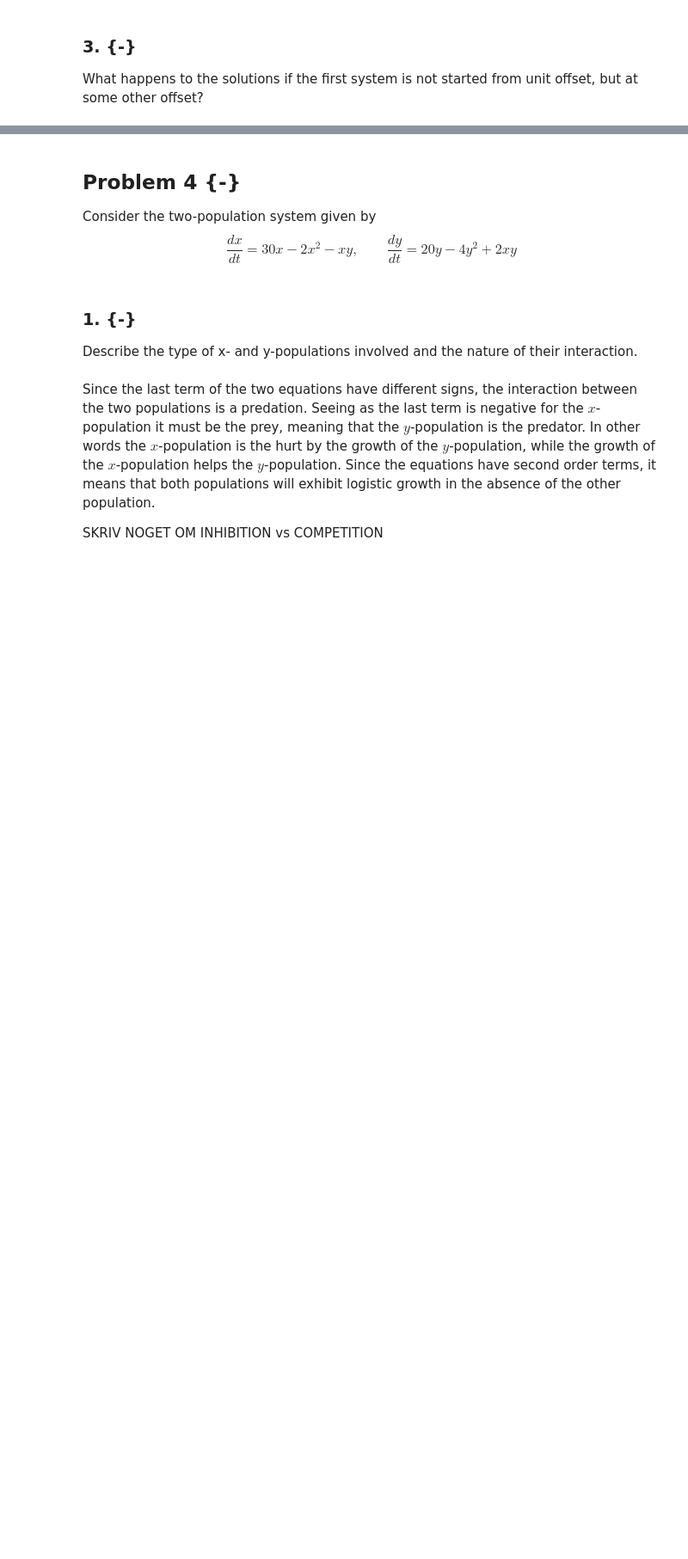
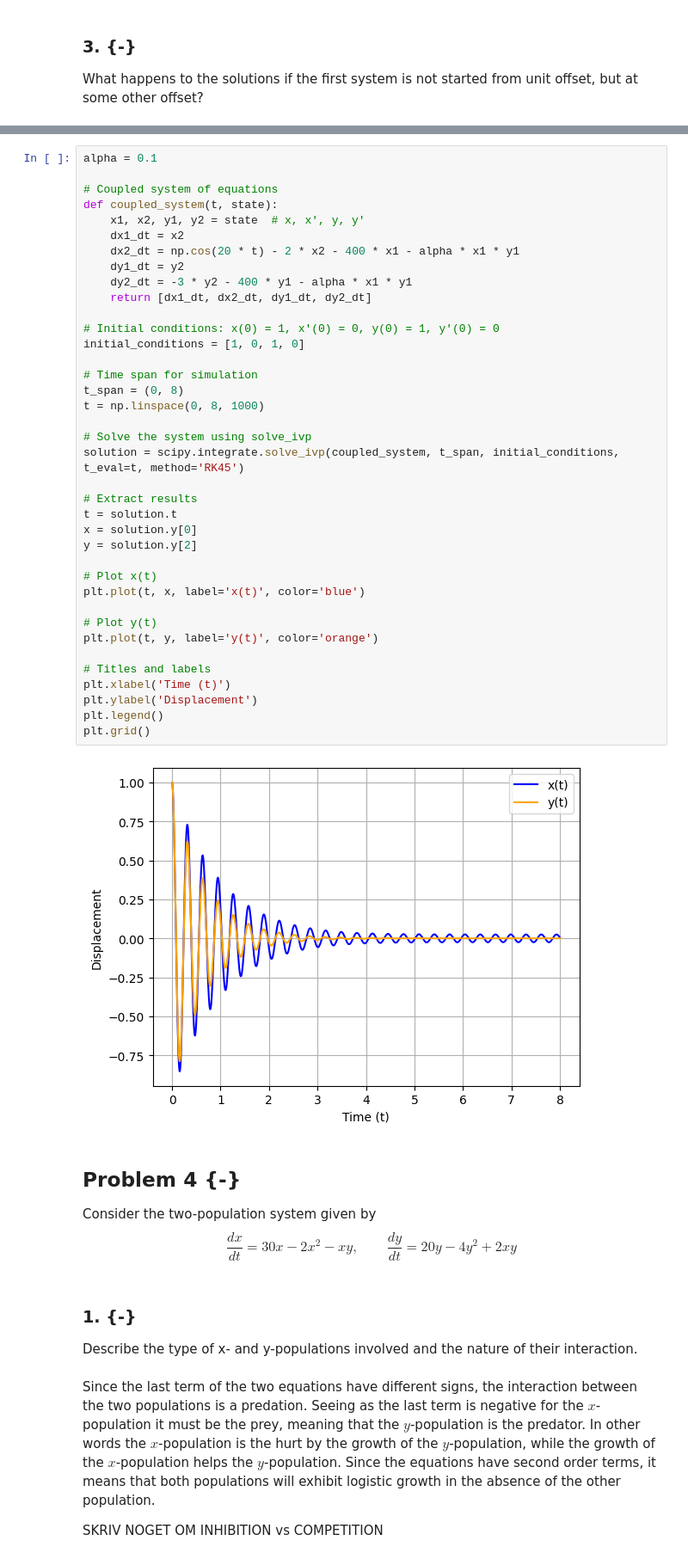
Before and after one commit to Khanrik/UniFolder, a Jupyter notebook: 3. Semester/Differentialligninger/Afleveringer/Aflevering 3/Assignment 3.ipynb, the cells around one changed output, grey strips where cells are left out. Shown: that part at 86% size. Saved outputs shown, nothing was run; the diff lists cells and outputs as text; blank space fills up the shorter version.

```diff
--- a/3. Semester/Differentialligninger/Afleveringer/Aflevering 3/Assignment 3.ipynb
+++ b/3. Semester/Differentialligninger/Afleveringer/Aflevering 3/Assignment 3.ipynb
@@ -336,6 +398,46 @@ y'' + 3y' + 400y + \alpha xy &= 0
 \end{align*}
 
 Again, compute and plot solutions for $x(t)$ and $y(t)$ for the $\alpha = 0.1$ case. Describe the effects of the external force on system 1.
+# %%
+alpha = 0.1
+
+# Coupled system of equations
+def coupled_system(t, state):
+    x1, x2, y1, y2 = state  # x, x', y, y'
+    dx1_dt = x2
+    dx2_dt = np.cos(20 * t) - 2 * x2 - 400 * x1 - alpha * x1 * y1
+    dy1_dt = y2
+    dy2_dt = -3 * y2 - 400 * y1 - alpha * x1 * y1
+    return [dx1_dt, dx2_dt, dy1_dt, dy2_dt]
+
+# Initial conditions: x(0) = 1, x'(0) = 0, y(0) = 1, y'(0) = 0
+initial_conditions = [1, 0, 1, 0]
+
+# Time span for simulation
+t_span = (0, 8)
+t = np.linspace(0, 8, 1000)
+
+# Solve the system using solve_ivp
+solution = scipy.integrate.solve_ivp(coupled_system, t_span, initial_conditions, t_eval=t, method='RK45')
+
+# Extract results
+t = solution.t
+x = solution.y[0]
+y = solution.y[2]
+
+# Plot x(t)
+plt.plot(t, x, label='x(t)', color='blue')
+
+# Plot y(t)
+plt.plot(t, y, label='y(t)', color='orange')
+
+# Titles and labels
+plt.xlabel('Time (t)')
+plt.ylabel('Displacement')
+plt.legend()
+plt.grid()
+# %% [output]
+[figure, added]
 # %% [markdown]
 ## Problem 4 {-}
 Consider the two-population system given by
```
Also changed, not shown: parts of 5 cells of this notebook.
